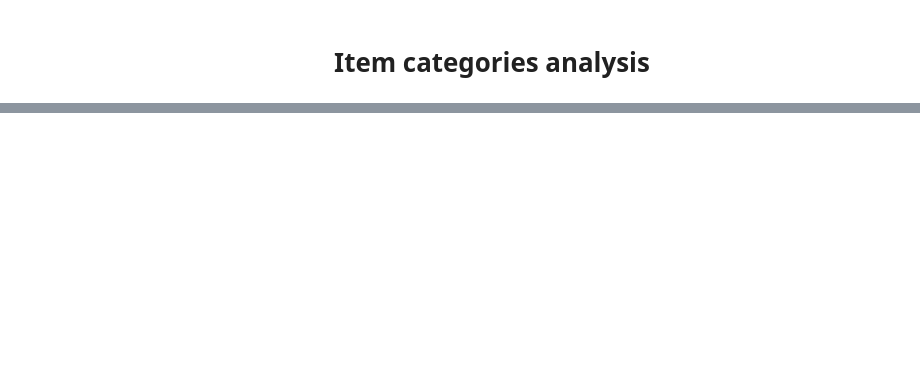
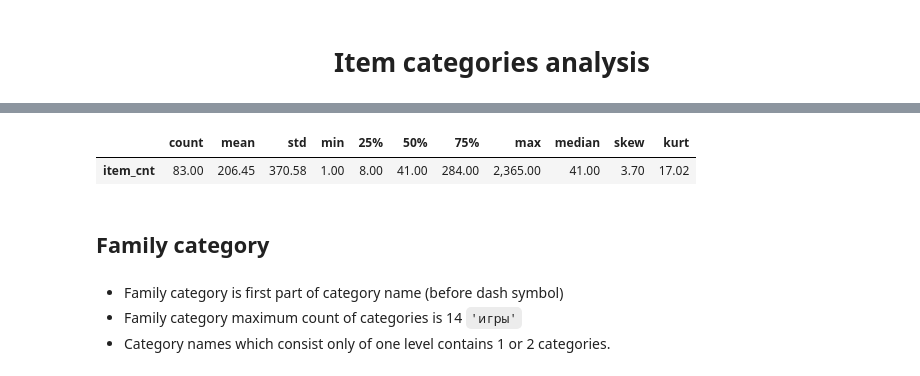
Before and after one commit to Saphirox/Future-Sales-Prediction, a Jupyter notebook: notebooks/data_exp/sales-prediction.item_cat.python.2.0.ipynb, the cells around one changed output, grey strips where cells are left out. Drawn from its saved outputs; the diff is of its cells as text; code cells hidden in the pictures; blank space fills up the shorter version.

```diff
--- a/notebooks/data_exp/sales-prediction.item_cat.python.2.0.ipynb
+++ b/notebooks/data_exp/sales-prediction.item_cat.python.2.0.ipynb
@@ -91,0 +77,23 @@ Name: item_id, dtype: int64
+# %%
+def set_plotly_layout(fig, title=""):
+    fig.update_layout(
+        font=dict(size=12, family='Helvetica'),
+        title = title,
+        yaxis = dict(
+          scaleanchor = "x",
+          scaleratio = 1,
+        )
+    )
+    return fig
+
+
+item_cat_grouped = (item.groupby('item_category_id', as_index=False)['item_id']
+                    .count()
+                    .sort_values('item_id', ascending=False).rename(columns={'item_id': "item_cnt"}))
+
+item_cat_grouped = item_cat_grouped[item_cat_grouped['item_cnt'] < 5000]
+fig = (px.bar(item_cat_grouped, y = 'item_cnt', x = 'item_category_id', width=1000, height=300)
+.update_xaxes(type='category', title_text = "Category ID")
+.update_yaxes(nticks=20, title_text = "Item count per category"))
+
+set_plotly_layout(fig, "Items count per category").show()
@@ -92,2 +102,17 @@ Name: item_id, dtype: int64
+# %%
+pd.concat([item_cat_grouped[['item_cnt']].describe().T,
+                      item_cat_grouped[['item_cnt']].median().rename('median'),
+                      item_cat_grouped[['item_cnt']].skew().rename('skew'),
+                      item_cat_grouped[['item_cnt']].kurt().rename('kurt')
+                     ], axis=1)
+# %% [output]
+|  | count | mean | std | min | 25% | 50% | 75% | max | median | skew | kurt |
+| item_cnt | 83.00 | 206.45 | 370.58 | 1.00 | 8.00 | 41.00 | 284.00 | 2,365.00 | 41.00 | 3.70 | 17.02 |
+# %% [markdown]
+## Family category
+# %% [markdown]
+- Family category is first part of category name (before dash symbol)
+- Family category  maximum count of categories is 14 `'игры'`
+- Category names which consist only of one level contains 1 or 2 categories.
 # %%
 item_category_names = pd.Series(BasicPreprocessText().vectorize_process_text(item_cat['item_category_name']))
```
Also changed, not shown: parts of 30 cells of this notebook, 4 other files.
